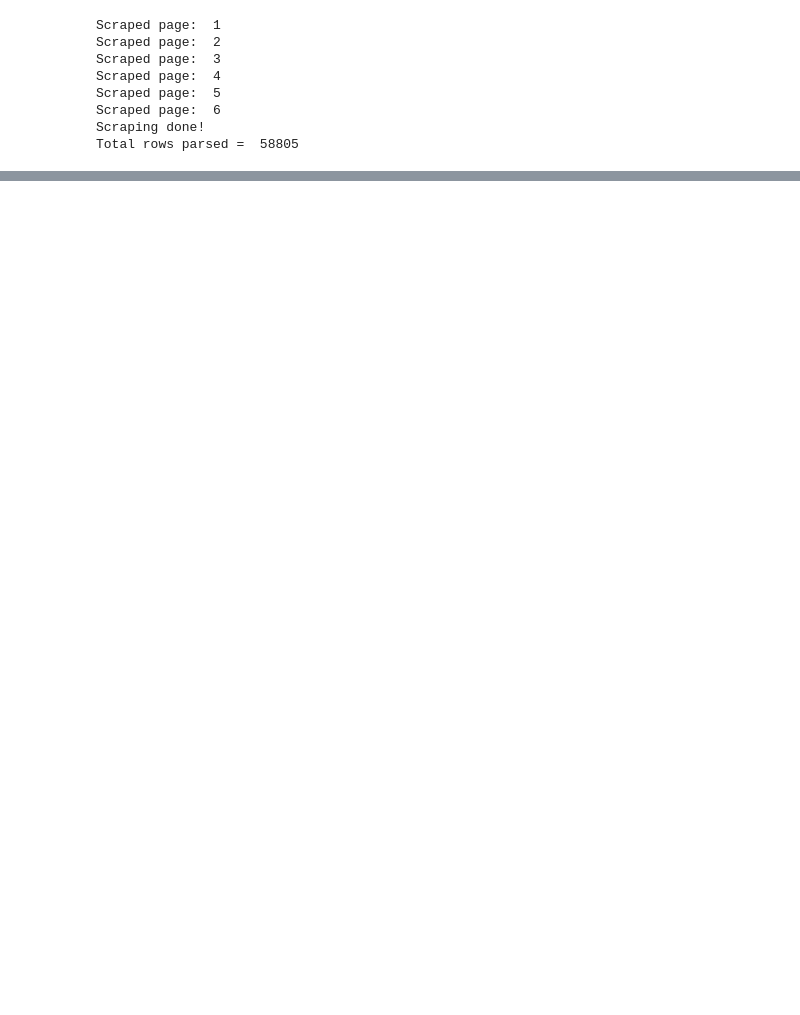
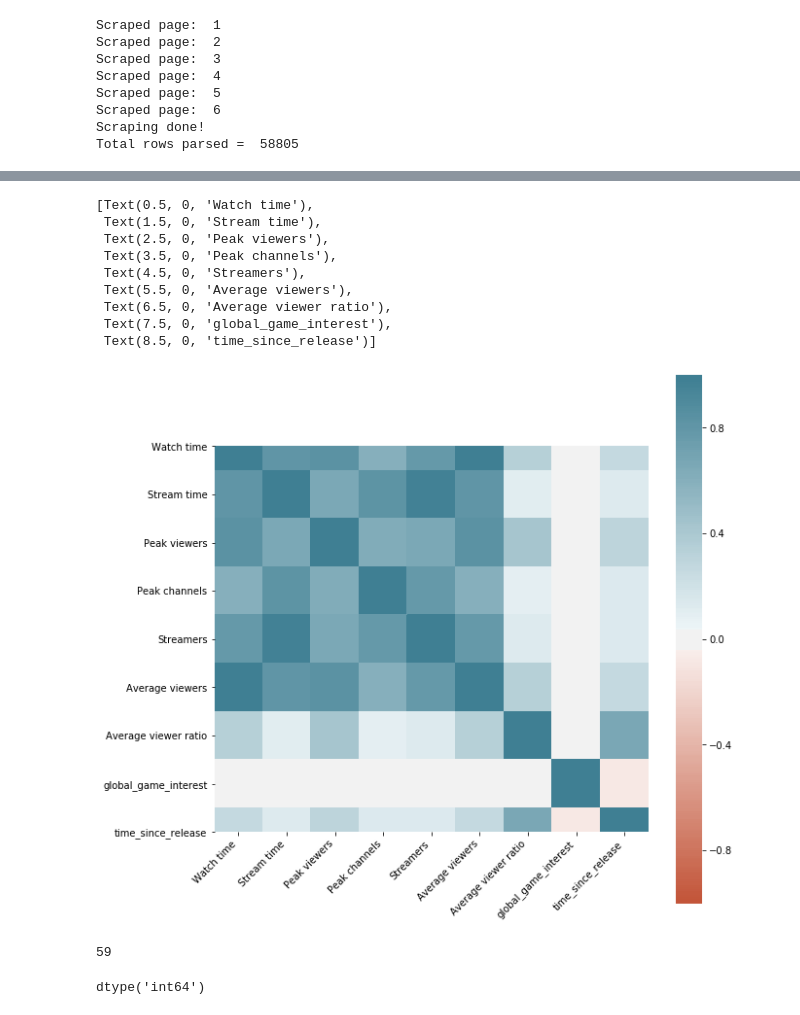
Before and after one commit to pjsandwich/gaming_research, a Jupyter notebook: project_api.ipynb, the cells around one changed output, grey strips where cells are left out. Cells and saved outputs as stored; diff of their text form; code cells hidden in the pictures; blank space fills up the shorter version.

```diff
--- a/project_api.ipynb
+++ b/project_api.ipynb
@@ -283,0 +313,39 @@ vg_df.to_csv('vgchartz_data.csv')
+# %%
+# don't forget to add boolean if the game was
+dirty_merged.loc[:,'time_since_release'] = dirty_merged.date.astype('int64') - dirty_merged.release_date.astype('int64')
+
+corr = dirty_merged.loc[:,['google_search(relative)','Watch time','Stream time','Peak viewers',
+                           'Peak channels','Streamers','Average viewers','Average viewer ratio',
+                           'global_game_interest','time_since_release']].corr()
+
+fig, ax = plt.subplots(figsize=(10,10))
+
+ax = sns.heatmap(corr,
+                 vmin=-1,
+                 vmax=1,
+                 center=0,
+                 cmap=sns.diverging_palette(20, 220, n=200),
+                 square=True)
+
+ax.set_xticklabels(ax.get_xticklabels(),
+                   rotation=45,
+                   horizontalalignment='right')
+# %% [output]
+[Text(0.5, 0, 'Watch time'),
+ Text(1.5, 0, 'Stream time'),
+ Text(2.5, 0, 'Peak viewers'),
+ Text(3.5, 0, 'Peak channels'),
+ Text(4.5, 0, 'Streamers'),
+ Text(5.5, 0, 'Average viewers'),
+ Text(6.5, 0, 'Average viewer ratio'),
+ Text(7.5, 0, 'global_game_interest'),
+ Text(8.5, 0, 'time_since_release')]
+[figure, added]
+# %%
+len(np.unique(dirty_merged.critic_score))
+# %% [output]
+59
+# %%
+dirty_merged.global_game_interest.dtype
+# %% [output]
+dtype('int64')
```
Also changed, not shown: parts of 13 cells of this notebook.
